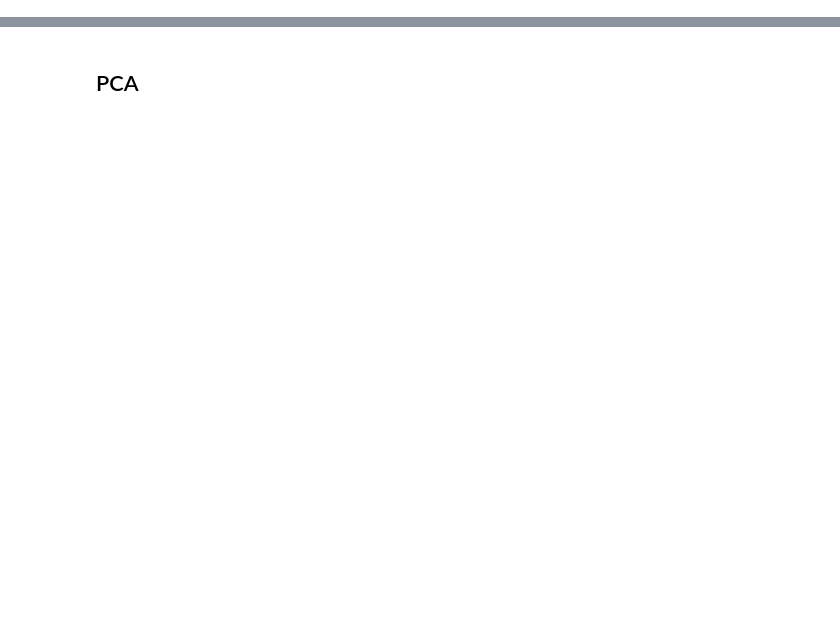
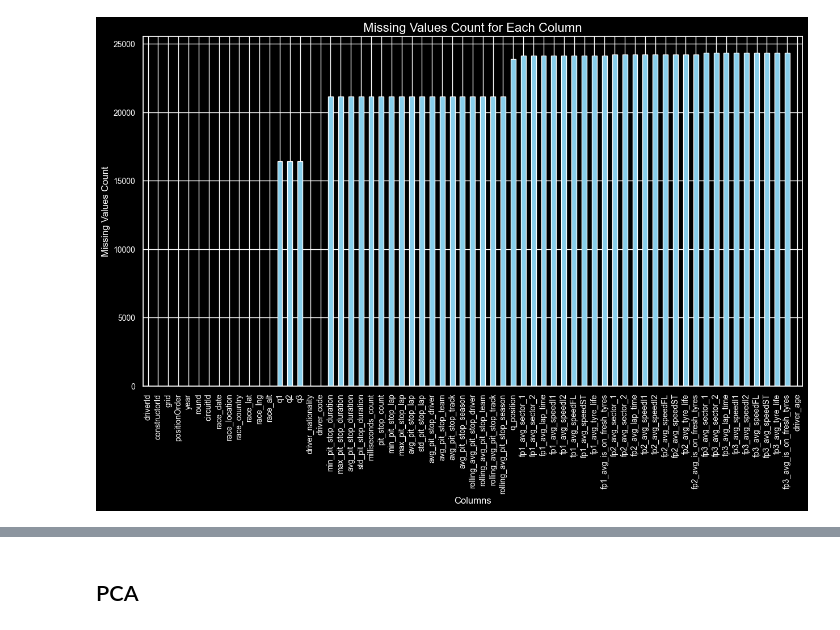
Before and after one commit to fengelnsbauer/ie500-data-mining-group7, a Jupyter notebook: src/21_profliing.ipynb, the cells around one changed output, grey strips where cells are left out. Cells and saved outputs as stored; diff of their text form; code cells hidden in the pictures; blank space fills up the shorter version.

```diff
--- a/src/21_profliing.ipynb
+++ b/src/21_profliing.ipynb
@@ -51,12 +51,20 @@ def unfuck_data(df):
 
     df.drop(
         columns=[
+            "resultId",
+            "raceId",
+            "number",
+            "q1_time",
+            "q2_time",
+            "q3_time",
             "fp1_date",
             "fp1_time",
             "fp2_date",
             "fp2_time",
             "fp3_date",
             "fp3_time",
+            "race_time",
+            "race_name",
             "quali_time",
             "quali_date",
             "driver_dob",
@@ -65,11 +73,18 @@ def unfuck_data(df):
     )
     df = df.apply(lambda x: x.apply(n_to_nan))
 
-    df['number'] = df['number'].apply(lambda x: float(x))
-
     df["q1"] = df["q1"].apply(race_time_to_milliseconds)
     df["q2"] = df["q2"].apply(race_time_to_milliseconds)
     df["q3"] = df["q3"].apply(race_time_to_milliseconds)
+
+    #df["q1"].fillna(0, inplace=True)
+    #df["q2"].fillna(0, inplace=True)
+    #df["q3"].fillna(0, inplace=True)
+
+    df["q2"] = df["q2"].fillna(df["q1"])
+    df["q3"] = df["q3"].fillna(df["q2"])
+
+
 
     from sklearn.preprocessing import LabelEncoder
     labelencoder = LabelEncoder()
@@ -117,0 +135,18 @@ correlation_matrix(df)
+# %%
+import matplotlib.pyplot as plt
+
+# Count missing values for each column
+missing_values = df.isnull().sum()
+
+# Plot the missing values
+plt.figure(figsize=(15, 8))
+missing_values.plot(kind="bar", color="skyblue")
+plt.title("Missing Values Count for Each Column", fontsize=16, color="white")
+plt.xlabel("Columns", fontsize=12, color="white")
+plt.ylabel("Missing Values Count", fontsize=12, color="white")
+plt.xticks(rotation=90, fontsize=10, color="white")
+plt.yticks(fontsize=10, color="white")
+plt.gca().set_facecolor("black")  # Set the background color to black
+plt.show()
+# %% [output]
+[figure, added]
```
Also changed, not shown: parts of 18 cells of this notebook, 3 other files.
